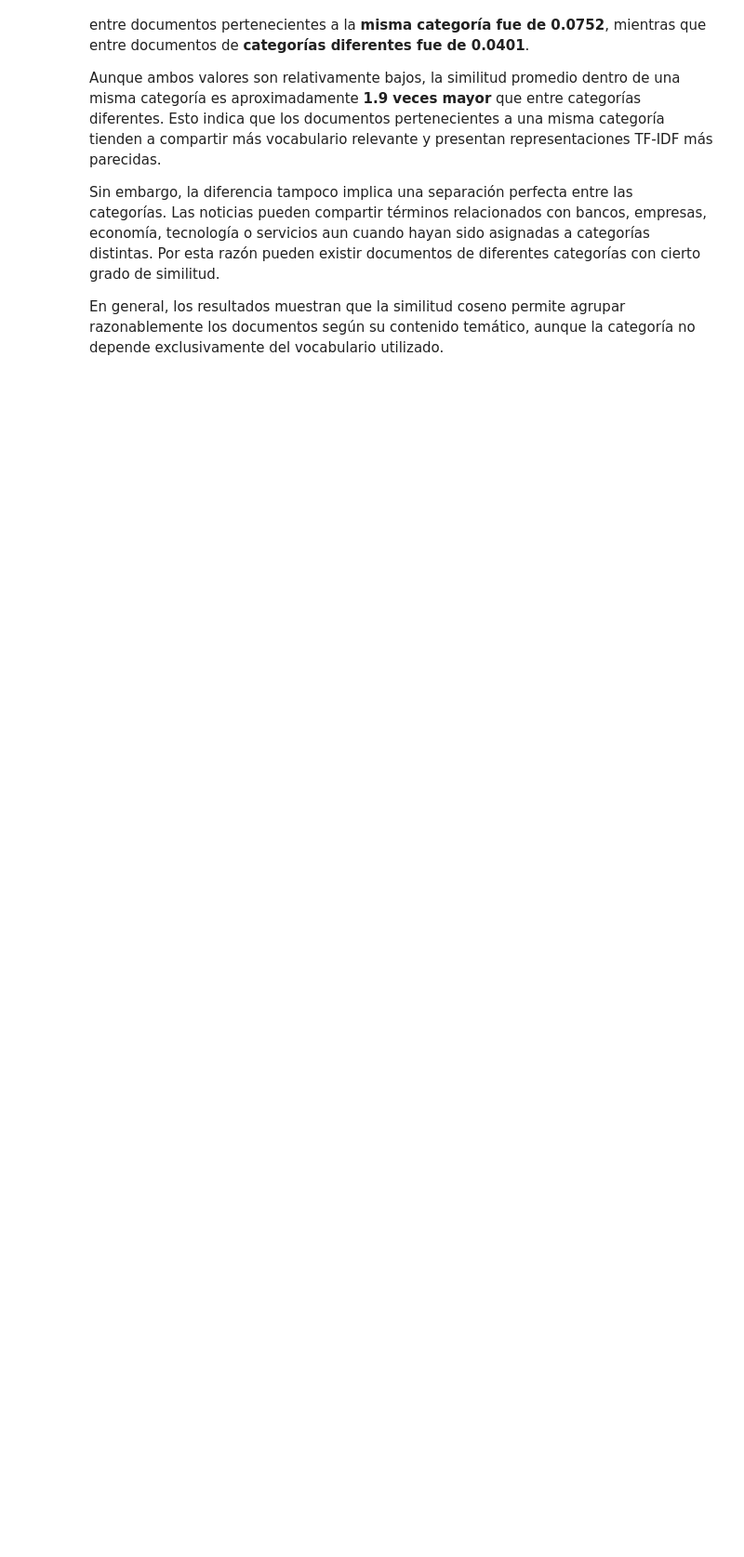
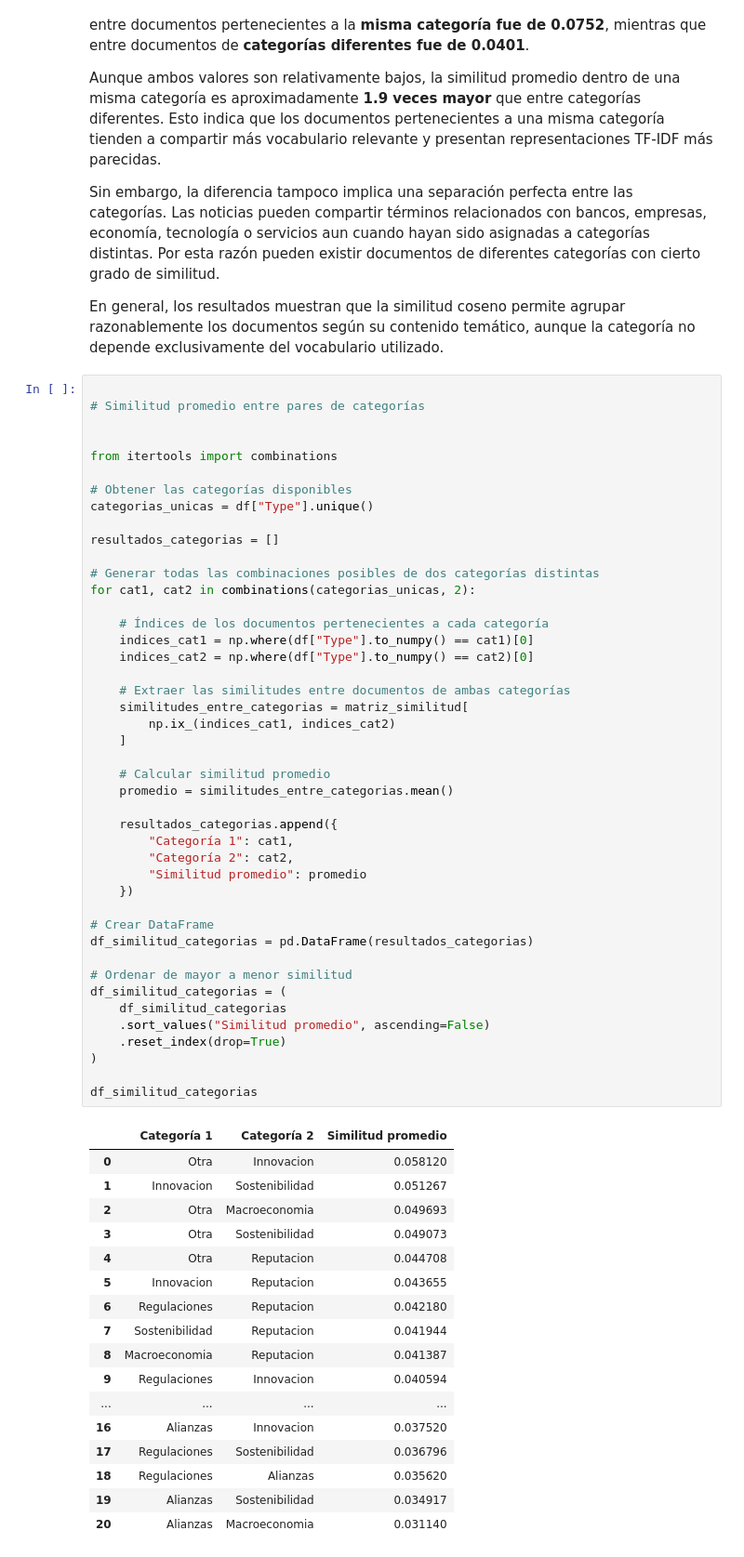
Before and after one commit to Cynthiss/NLP, a Jupyter notebook: lab2_nlp/Lab_2.ipynb, the cells around one changed output. Shown at 93% size. Drawn from its saved outputs; the diff is of its cells as text; blank space fills up the shorter version.

```diff
--- a/lab2_nlp/Lab_2.ipynb
+++ b/lab2_nlp/Lab_2.ipynb
@@ -1353,3 +1353,65 @@ Aunque ambos valores son relativamente bajos, la similitud promedio dentro de un
 Sin embargo, la diferencia tampoco implica una separación perfecta entre las categorías. Las noticias pueden compartir términos relacionados con bancos, empresas, economía, tecnología o servicios aun cuando hayan sido asignadas a categorías distintas. Por esta razón pueden existir documentos de diferentes categorías con cierto grado de similitud.
 
 En general, los resultados muestran que la similitud coseno permite agrupar razonablemente los documentos según su contenido temático, aunque la categoría no depende exclusivamente del vocabulario utilizado.
+# %%
+
+# Similitud promedio entre pares de categorías
+
+
+from itertools import combinations
+
+# Obtener las categorías disponibles
+categorias_unicas = df["Type"].unique()
+
+resultados_categorias = []
+
+# Generar todas las combinaciones posibles de dos categorías distintas
+for cat1, cat2 in combinations(categorias_unicas, 2):
+
+    # Índices de los documentos pertenecientes a cada categoría
+    indices_cat1 = np.where(df["Type"].to_numpy() == cat1)[0]
+    indices_cat2 = np.where(df["Type"].to_numpy() == cat2)[0]
+
+    # Extraer las similitudes entre documentos de ambas categorías
+    similitudes_entre_categorias = matriz_similitud[
+        np.ix_(indices_cat1, indices_cat2)
+    ]
+
+    # Calcular similitud promedio
+    promedio = similitudes_entre_categorias.mean()
+
+    resultados_categorias.append({
+        "Categoría 1": cat1,
+        "Categoría 2": cat2,
+        "Similitud promedio": promedio
+    })
+
+# Crear DataFrame
+df_similitud_categorias = pd.DataFrame(resultados_categorias)
+
+# Ordenar de mayor a menor similitud
+df_similitud_categorias = (
+    df_similitud_categorias
+    .sort_values("Similitud promedio", ascending=False)
+    .reset_index(drop=True)
+)
+
+df_similitud_categorias
+# %% [output]
+|  | Categoría 1 | Categoría 2 | Similitud promedio |
+| 0 | Otra | Innovacion | 0.058120 |
+| 1 | Innovacion | Sostenibilidad | 0.051267 |
+| 2 | Otra | Macroeconomia | 0.049693 |
+| 3 | Otra | Sostenibilidad | 0.049073 |
+| 4 | Otra | Reputacion | 0.044708 |
+| 5 | Innovacion | Reputacion | 0.043655 |
+| 6 | Regulaciones | Reputacion | 0.042180 |
+| 7 | Sostenibilidad | Reputacion | 0.041944 |
+| 8 | Macroeconomia | Reputacion | 0.041387 |
+| 9 | Regulaciones | Innovacion | 0.040594 |
+| ... | ... | ... | ... |
+| 16 | Alianzas | Innovacion | 0.037520 |
+| 17 | Regulaciones | Sostenibilidad | 0.036796 |
+| 18 | Regulaciones | Alianzas | 0.035620 |
+| 19 | Alianzas | Sostenibilidad | 0.034917 |
+| 20 | Alianzas | Macroeconomia | 0.031140 |
```
Also changed, not shown: parts of 3 cells of this notebook, 4 other files.
